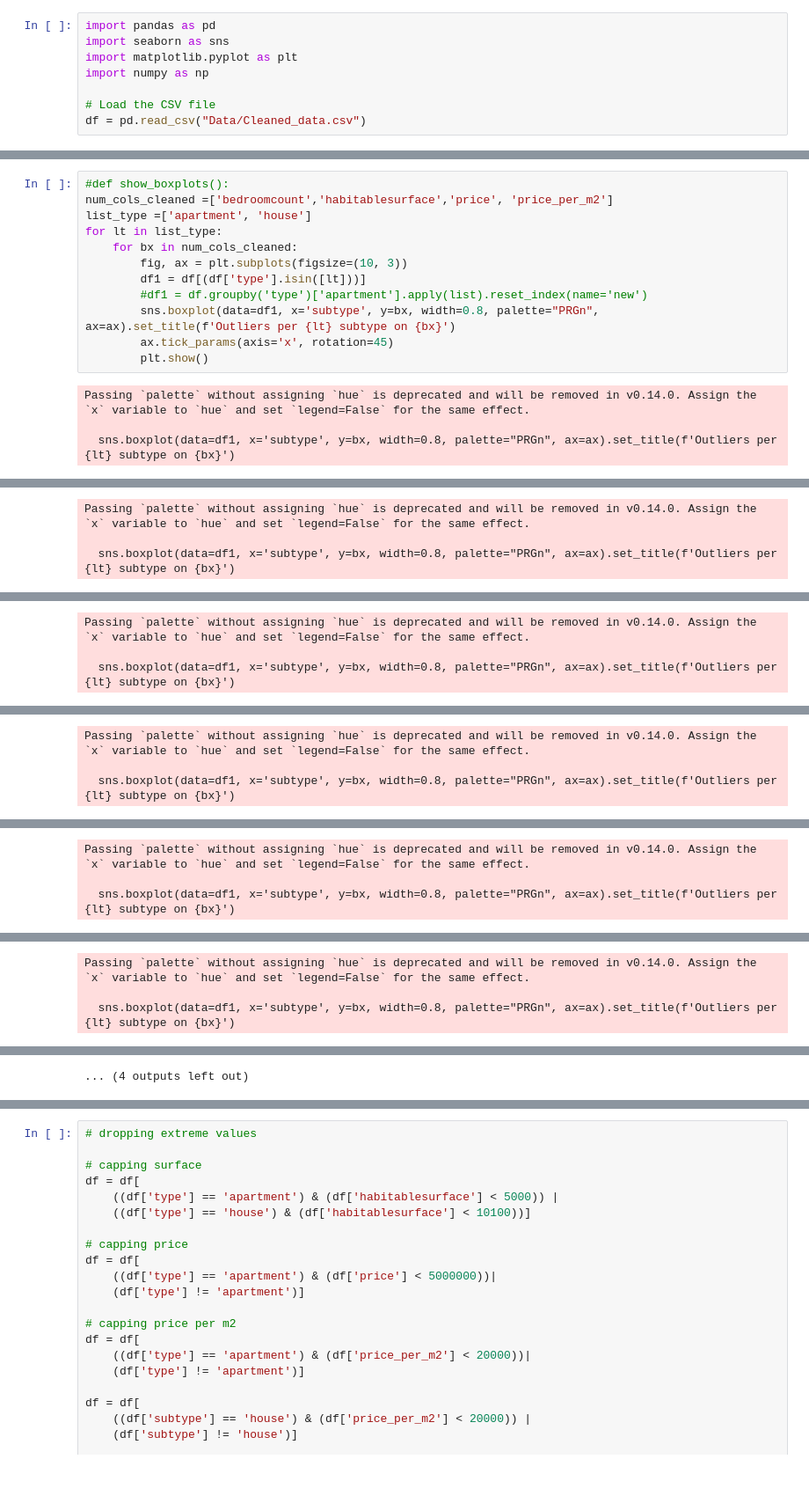
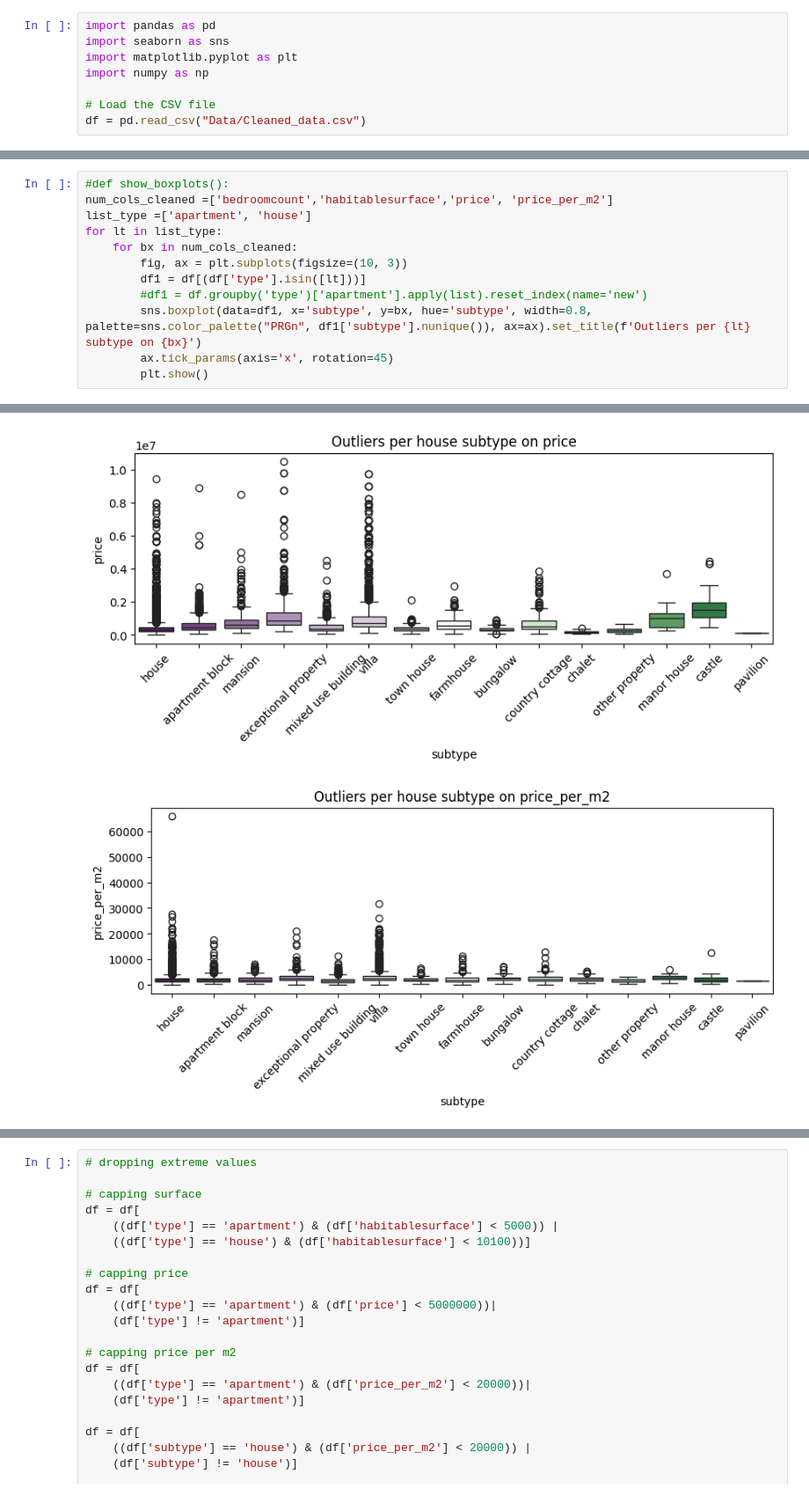
Before and after one commit to kayedee90/challenge-data-analysis, a Jupyter notebook: Notebook EDA Emmanuel.ipynb, the cells around one changed output, grey strips where cells are left out. Shown at 88% size. Drawn from its saved outputs; the diff is of its cells as text.

```diff
--- a/Notebook EDA Emmanuel.ipynb
+++ b/Notebook EDA Emmanuel.ipynb
@@ -52,38 +46,21 @@ Name: count, dtype: int64
 # %%
 #def show_boxplots():
 num_cols_cleaned =['bedroomcount','habitablesurface','price', 'price_per_m2']
 list_type =['apartment', 'house']
 for lt in list_type:
     for bx in num_cols_cleaned:
         fig, ax = plt.subplots(figsize=(10, 3))
         df1 = df[(df['type'].isin([lt]))]
         #df1 = df.groupby('type')['apartment'].apply(list).reset_index(name='new')
-        sns.boxplot(data=df1, x='subtype', y=bx, width=0.8, palette="PRGn", ax=ax).set_title(f'Outliers per {lt} subtype on {bx}')
+        sns.boxplot(data=df1, x='subtype', y=bx, hue='subtype', width=0.8, palette=sns.color_palette("PRGn", df1['subtype'].nunique()), ax=ax).set_title(f'Outliers per {lt} subtype on {bx}')
         ax.tick_params(axis='x', rotation=45)
         plt.show()
 # %% [output]
-Passing `palette` without assigning `hue` is deprecated and will be removed in v0.14.0. Assign the `x` variable to `hue` and set `legend=False` for the same effect.
-
-  sns.boxplot(data=df1, x='subtype', y=bx, width=0.8, palette="PRGn", ax=ax).set_title(f'Outliers per {lt} subtype on {bx}')
 [figure]
-Passing `palette` without assigning `hue` is deprecated and will be removed in v0.14.0. Assign the `x` variable to `hue` and set `legend=False` for the same effect.
-
-  sns.boxplot(data=df1, x='subtype', y=bx, width=0.8, palette="PRGn", ax=ax).set_title(f'Outliers per {lt} subtype on {bx}')
 [figure]
-Passing `palette` without assigning `hue` is deprecated and will be removed in v0.14.0. Assign the `x` variable to `hue` and set `legend=False` for the same effect.
-
-  sns.boxplot(data=df1, x='subtype', y=bx, width=0.8, palette="PRGn", ax=ax).set_title(f'Outliers per {lt} subtype on {bx}')
 [figure]
-Passing `palette` without assigning `hue` is deprecated and will be removed in v0.14.0. Assign the `x` variable to `hue` and set `legend=False` for the same effect.
-
-  sns.boxplot(data=df1, x='subtype', y=bx, width=0.8, palette="PRGn", ax=ax).set_title(f'Outliers per {lt} subtype on {bx}')
 [figure]
-Passing `palette` without assigning `hue` is deprecated and will be removed in v0.14.0. Assign the `x` variable to `hue` and set `legend=False` for the same effect.
-
-  sns.boxplot(data=df1, x='subtype', y=bx, width=0.8, palette="PRGn", ax=ax).set_title(f'Outliers per {lt} subtype on {bx}')
 [figure]
-Passing `palette` without assigning `hue` is deprecated and will be removed in v0.14.0. Assign the `x` variable to `hue` and set `legend=False` for the same effect.
-
-  sns.boxplot(data=df1, x='subtype', y=bx, width=0.8, palette="PRGn", ax=ax).set_title(f'Outliers per {lt} subtype on {bx}')
 [figure]
-... (4 outputs left out)
+[figure, added]
+[figure, added]
```
Also changed, not shown: parts of 10 cells of this notebook.
